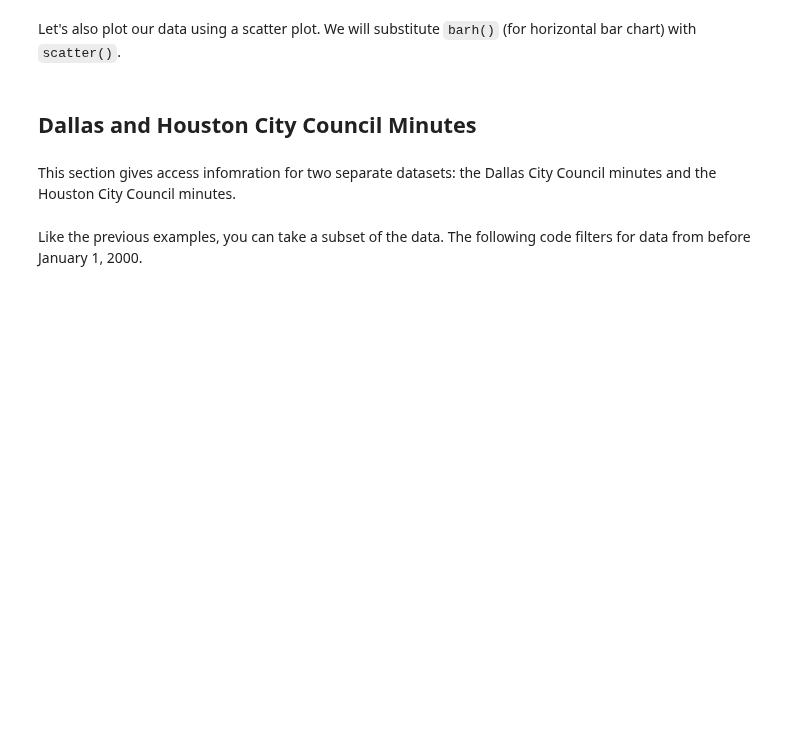
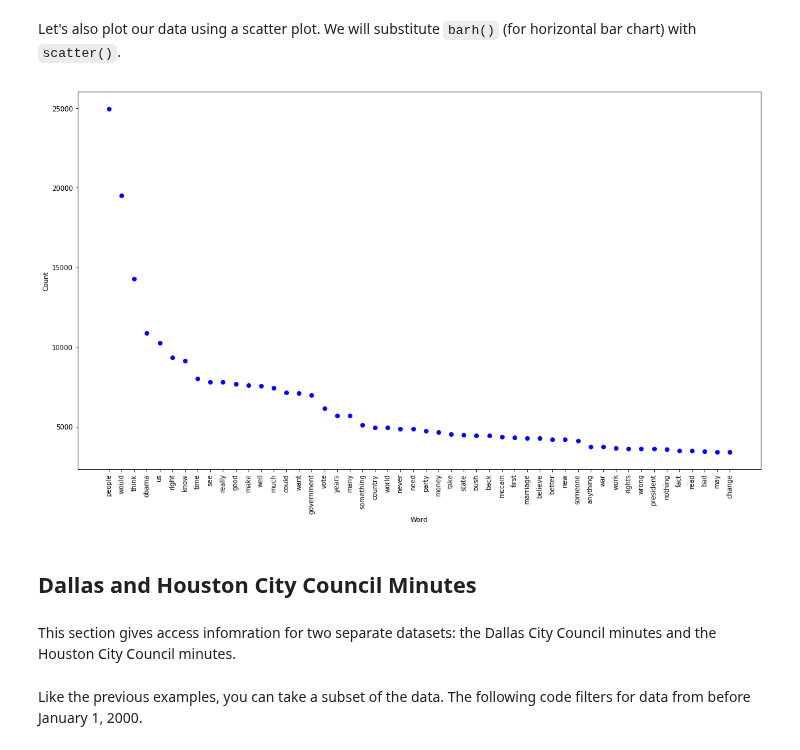
Before and after one commit to stephbuon/digital-history, a Jupyter notebook: hist3368-week5-plotting-change-over-time/hist3368-week5-access-data.ipynb, the cells around one changed output. Drawn from its saved outputs; the diff is of its cells as text; code cells hidden in the pictures; blank space fills up the shorter version.

```diff
--- a/hist3368-week5-plotting-change-over-time/hist3368-week5-access-data.ipynb
+++ b/hist3368-week5-plotting-change-over-time/hist3368-week5-access-data.ipynb
@@ -420,12 +495,16 @@ plt.title = ("Top Words in the Politics, Worldnews, and News Subreddit")
 Let's also plot our data using a scatter plot. We will substitute `barh()` (for horizontal bar chart) with `scatter()`.
 # %%
 %matplotlib inline
-plt.scatter(reddit_count.index[:10], reddit_count[:10], color='blue')
-plt.xlabel("Count")
-plt.ylabel("Word")
+fig = matplotlib.pyplot.gcf()
+fig.set_size_inches(18.5, 10.5)
+
+plt.scatter(reddit_count.index[:50], reddit_count[:50], color='blue')
+plt.ylabel("Count")
+plt.xlabel("Word")
 plt.xticks(rotation=90)
-plt.title("Top Words in the Politics, Worldnews, and News Subreddit")
 plt.show()
+# %% [output]
+[figure, added]
 # %% [markdown]
 ## Dallas and Houston City Council Minutes
 # %% [markdown]
```
Also changed, not shown: parts of 14 cells of this notebook.
